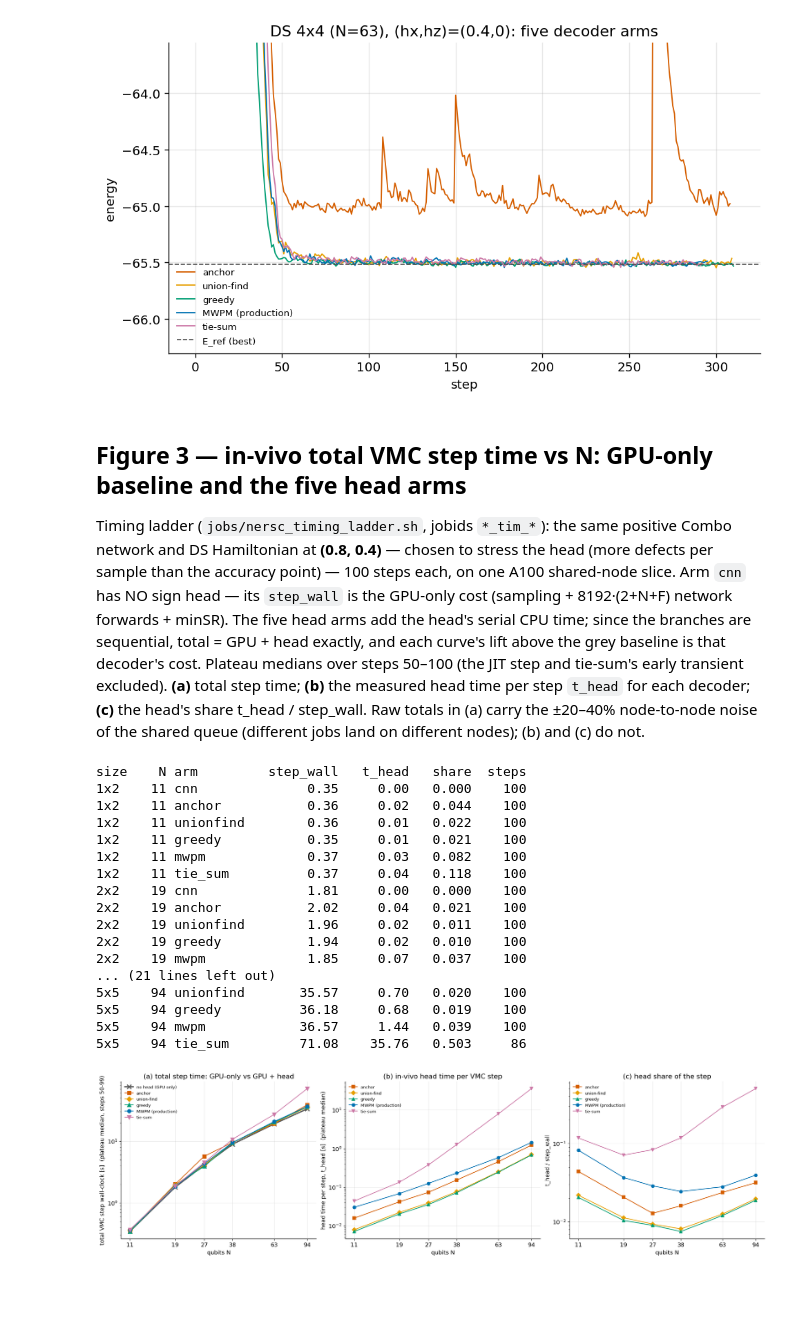
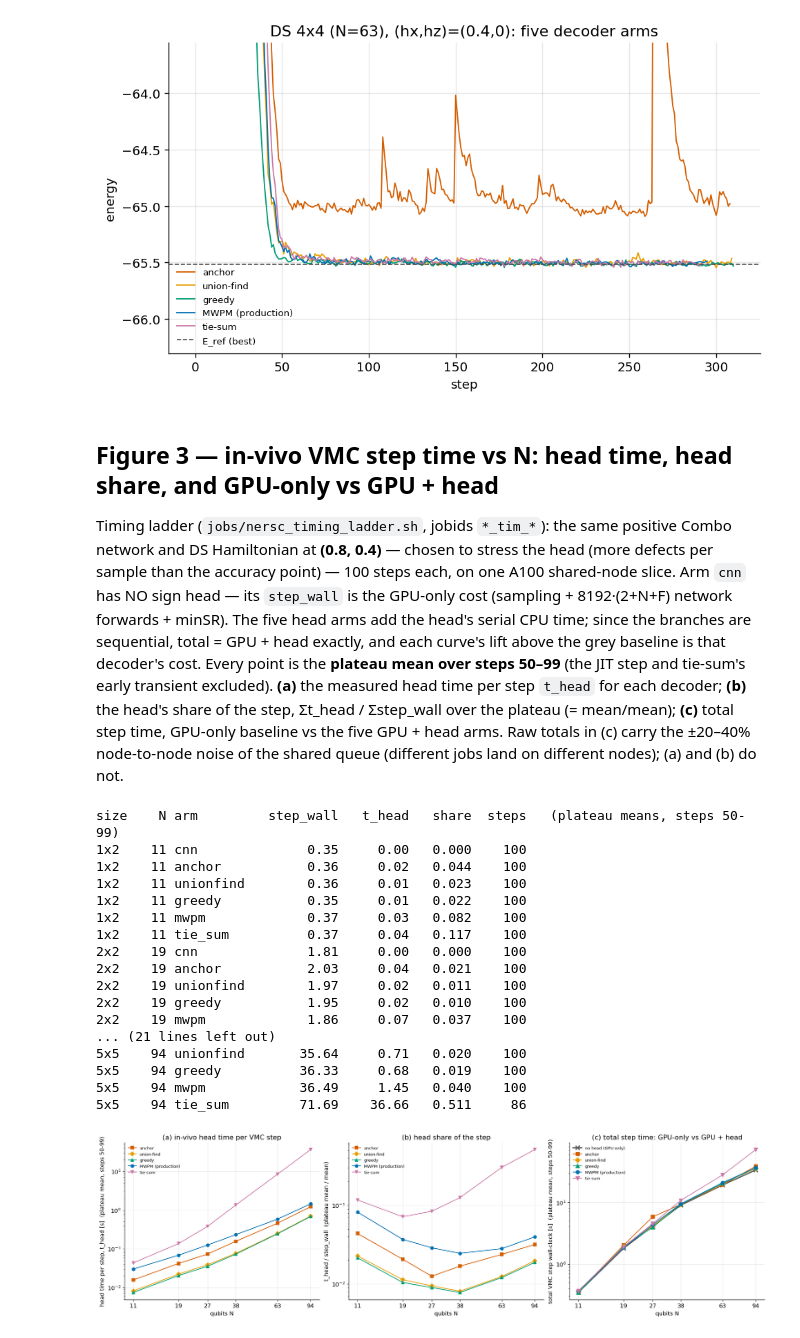
Before and after one commit to SanzharBissenali/2D-TC, a Jupyter notebook: analysis/06_decoder_scaling.ipynb, the cells around one changed output. Saved outputs shown, nothing was run; the diff lists cells and outputs as text; code cells hidden in the pictures; blank space fills up the shorter version.

```diff
--- a/analysis/06_decoder_scaling.ipynb
+++ b/analysis/06_decoder_scaling.ipynb
@@ -487,19 +487,20 @@ else:
 # %% [output]
 [figure]
 # %% [markdown]
-## Figure 3 — in-vivo total VMC step time vs N: GPU-only baseline and the five head arms
+## Figure 3 — in-vivo VMC step time vs N: head time, head share, and GPU-only vs GPU + head
 
 Timing ladder (`jobs/nersc_timing_ladder.sh`, jobids `*_tim_*`): the same positive Combo network and DS
 Hamiltonian at **(0.8, 0.4)** — chosen to stress the head (more defects per sample than the accuracy point) — 100 steps each, on one A100 shared-node slice. Arm `cnn` has NO sign head — its
 `step_wall` is the GPU-only cost (sampling + 8192·(2+N+F) network forwards + minSR). The five head arms add
 the head's serial CPU time; since the branches are sequential, total = GPU + head exactly, and each curve's
-lift above the grey baseline is that decoder's cost. Plateau medians over steps 50–100 (the JIT step and
-tie-sum's early transient excluded). **(a)** total step time; **(b)** the measured head time per step `t_head`
-for each decoder; **(c)** the head's share t_head / step_wall. Raw totals in (a) carry the ±20–40% node-to-node
-noise of the shared queue (different jobs land on different nodes); (b) and (c) do not.
+lift above the grey baseline is that decoder's cost. Every point is the **plateau mean over steps 50–99** (the
+JIT step and tie-sum's early transient excluded). **(a)** the measured head time per step `t_head` for each
+decoder; **(b)** the head's share of the step, Σt_head / Σstep_wall over the plateau (= mean/mean);
+**(c)** total step time, GPU-only baseline vs the five GPU + head arms. Raw totals in (c) carry the ±20–40%
+node-to-node noise of the shared queue (different jobs land on different nodes); (a) and (b) do not.
 # %%
 def load_timing(hx=0.8, hz=0.4, lo=50):
-    # (size, arm) -> dict(step_wall, t_head, steps, N) from the *_tim_* runs (plateau medians over steps >= lo)
+    # (size, arm) -> dict(step_wall, t_head, steps, N) from the *_tim_* runs (plateau MEANS over steps >= lo)
     pat = re.compile(rf'G-equiv_1_hc(\d+x\d+)_ds_hx{hx:g}_hz{hz:g}_tim_(cnn|cnnqB)(?:_(\w+))?\.json$')
     out = {}
     for f in sorted(glob.glob(f'results/nqs/G-equiv_1_hc*_ds_hx{hx:g}_hz{hz:g}_tim_*.json')):
@@ -510,60 +511,62 @@ def load_timing(hx=0.8, hz=0.4, lo=50):
         sw = np.array([_f(x) for x in d.get('step_wall', [])], float)
         th = np.array([_f(x) for x in d.get('t_head', [])], float)
         if sw.size <= lo: continue
-        out[(size, arm)] = dict(step_wall=float(np.median(sw[lo:])), t_head=float(np.median(th[lo:])) if th.size > lo else 0.0,
+        out[(size, arm)] = dict(step_wall=float(np.mean(sw[lo:])), t_head=float(np.mean(th[lo:])) if th.size > lo else 0.0,
                                 steps=len(sw), N=geo(size)[0], complete=os.path.exists(f.replace('.json', '.mpack')))
     return out
 
 TIM = load_timing()
 if TIM:
     ARMS6 = ['cnn'] + DEC
     LAB6 = {'cnn': 'no head (GPU only)', **DEC_LABEL}; COL6 = {'cnn': '0.35', **DEC_COLOR}; MK6 = {'cnn': 'x', **DEC_MARK}
     fig, axes = plt.subplots(1, 3, figsize=(18, 5), constrained_layout=True)
+    ax_head, ax_share, ax_tot = axes
     for arm in ARMS6:
         pts = sorted([(r['N'], r['step_wall'], r['t_head']) for (s, a), r in TIM.items() if a == arm])
         if not pts: continue
         N = [p[0] for p in pts]
         big = arm == 'cnn'
-        axes[0].plot(N, [p[1] for p in pts], MK6[arm] + '-', color=COL6[arm], ms=8 if big else 6, lw=2.4 if big else 1.4, label=LAB6[arm], mew=2)
+        ax_tot.plot(N, [p[1] for p in pts], MK6[arm] + '-', color=COL6[arm], ms=8 if big else 6, lw=2.4 if big else 1.4, label=LAB6[arm], mew=2)
         if not big:
-            axes[1].plot(N, [p[2] for p in pts], MK6[arm] + '-', color=COL6[arm], ms=6, lw=1.4, label=LAB6[arm])
-            axes[2].plot(N, [p[2] / p[1] for p in pts], MK6[arm] + '-', color=COL6[arm], ms=6, lw=1.4, label=LAB6[arm])
+            ax_head.plot(N, [p[2] for p in pts], MK6[arm] + '-', color=COL6[arm], ms=6, lw=1.4, label=LAB6[arm])
+            ax_share.plot(N, [p[2] / p[1] for p in pts], MK6[arm] + '-', color=COL6[arm], ms=6, lw=1.4, label=LAB6[arm])
     from matplotlib.ticker import FixedLocator, NullLocator, ScalarFormatter
     Ns = sorted({r['N'] for r in TIM.values()})
     for ax in axes:
         ax.set_xscale('log'); ax.set_yscale('log'); ax.set_xlabel('qubits N')
         ax.xaxis.set_major_locator(FixedLocator(Ns)); ax.xaxis.set_minor_locator(NullLocator())
         ax.xaxis.set_major_formatter(ScalarFormatter()); ax.set_xticklabels([str(n) for n in Ns])
-    axes[0].set_ylabel('total VMC step wall-clock [s]  (plateau median, steps 50-99)')
-    axes[0].set_title('(a) total step time: GPU-only vs GPU + head'); axes[0].legend(fontsize=8, frameon=False)
-    axes[1].set_ylabel('head time per step, t_head [s]  (plateau median)')
-    axes[1].set_title('(b) in-vivo head time per VMC step'); axes[1].legend(fontsize=8, frameon=False)
-    axes[2].set_ylabel('t_head / step_wall'); axes[2].set_title('(c) head share of the step'); axes[2].legend(fontsize=8, frameon=False)
+    ax_head.set_ylabel('head time per step, t_head [s]  (plateau mean, steps 50-99)')
+    ax_head.set_title('(a) in-vivo head time per VMC step'); ax_head.legend(fontsize=8, frameon=False)
+    ax_share.set_ylabel('t_head / step_wall  (plateau mean / mean)')
+    ax_share.set_title('(b) head share of the step'); ax_share.legend(fontsize=8, frameon=False)
+    ax_tot.set_ylabel('total VMC step wall-clock [s]  (plateau mean, steps 50-99)')
+    ax_tot.set_title('(c) total step time: GPU-only vs GPU + head'); ax_tot.legend(fontsize=8, frameon=False)
     fig.savefig(FIGDIR / 'fig3_step_time_vs_N.png', dpi=200, bbox_inches='tight')
-    print(f"{'size':5s}{'N':>4s} {'arm':10s} {'step_wall':>10s} {'t_head':>8s} {'share':>7s} {'steps':>6s}")
+    print(f"{'size':5s}{'N':>4s} {'arm':10s} {'step_wall':>10s} {'t_head':>8s} {'share':>7s} {'steps':>6s}   (plateau means, steps 50-99)")
     for (s, a), r in sorted(TIM.items(), key=lambda kv: (geo(kv[0][0])[0], ARMS6.index(kv[0][1]))):
         print(f"{s:5s}{r['N']:4d} {a:10s} {r['step_wall']:10.2f} {r['t_head']:8.2f} {r['t_head']/r['step_wall']:7.3f} {r['steps']:6d}")
 else:
     print('no timing-ladder runs (*_tim_*) with step_wall yet')
 # %% [output]
-size    N arm         step_wall   t_head   share  steps
+size    N arm         step_wall   t_head   share  steps   (plateau means, steps 50-99)
 1x2    11 cnn              0.35     0.00   0.000    100
 1x2    11 anchor           0.36     0.02   0.044    100
-1x2    11 unionfind        0.36     0.01   0.022    100
-1x2    11 greedy           0.35     0.01   0.021    100
+1x2    11 unionfind        0.36     0.01   0.023    100
+1x2    11 greedy           0.35     0.01   0.022    100
 1x2    11 mwpm             0.37     0.03   0.082    100
-1x2    11 tie_sum          0.37     0.04   0.118    100
+1x2    11 tie_sum          0.37     0.04   0.117    100
 2x2    19 cnn              1.81     0.00   0.000    100
-2x2    19 anchor           2.02     0.04   0.021    100
-2x2    19 unionfind        1.96     0.02   0.011    100
-2x2    19 greedy           1.94     0.02   0.010    100
-2x2    19 mwpm             1.85     0.07   0.037    100
+2x2    19 anchor           2.03     0.04   0.021    100
+2x2    19 unionfind        1.97     0.02   0.011    100
+2x2    19 greedy           1.95     0.02   0.010    100
+2x2    19 mwpm             1.86     0.07   0.037    100
 ... (21 lines left out)
-5x5    94 unionfind       35.57     0.70   0.020    100
-5x5    94 greedy          36.18     0.68   0.019    100
-5x5    94 mwpm            36.57     1.44   0.039    100
-5x5    94 tie_sum         71.08    35.76   0.503     86
+5x5    94 unionfind       35.64     0.71   0.020    100
+5x5    94 greedy          36.33     0.68   0.019    100
+5x5    94 mwpm            36.49     1.45   0.040    100
+5x5    94 tie_sum         71.69    36.66   0.511     86
-[figure, old version]
+[figure, new version]
 # %% [markdown]
 ## Verdict (campaign of 2026-09-02)
 
```
Also changed, not shown: parts of 1 cell of this notebook, 1 other file.
